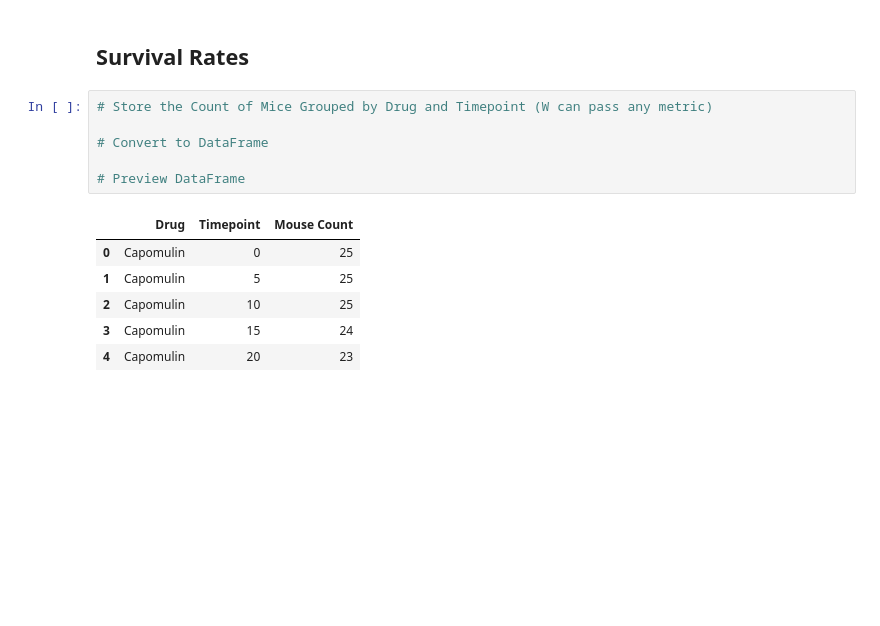
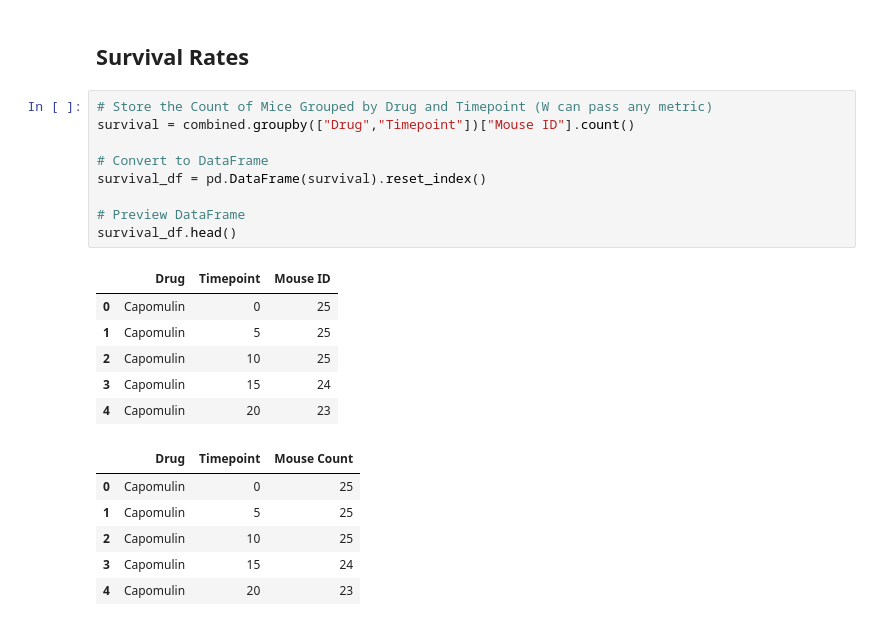
Before and after one commit to efrisch6/matplotlib-challenge, a Jupyter notebook: Pymaceuticals/pymaceuticals_starter.ipynb, the cells around one changed output. Cells and saved outputs as stored; diff of their text form; blank space fills up the shorter version.

```diff
--- a/Pymaceuticals/pymaceuticals_starter.ipynb
+++ b/Pymaceuticals/pymaceuticals_starter.ipynb
@@ -197,10 +230,20 @@ plt.show()
 ## Survival Rates
 # %%
 # Store the Count of Mice Grouped by Drug and Timepoint (W can pass any metric)
+survival = combined.groupby(["Drug","Timepoint"])["Mouse ID"].count()
 
 # Convert to DataFrame
+survival_df = pd.DataFrame(survival).reset_index()
 
 # Preview DataFrame
+survival_df.head()
+# %% [output]
+|  | Drug | Timepoint | Mouse ID |
+| 0 | Capomulin | 0 | 25 |
+| 1 | Capomulin | 5 | 25 |
+| 2 | Capomulin | 10 | 25 |
+| 3 | Capomulin | 15 | 24 |
+| 4 | Capomulin | 20 | 23 |
 # %%
 # %% [output]
 |  | Drug | Timepoint | Mouse Count |
```
Also changed, not shown: parts of 6 cells of this notebook.
